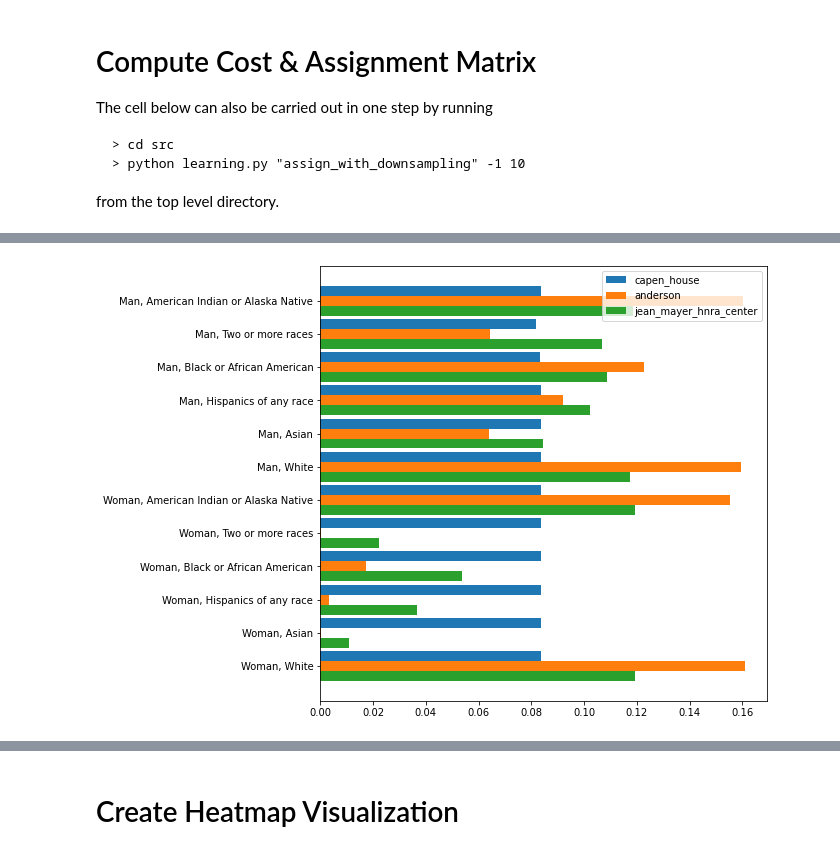
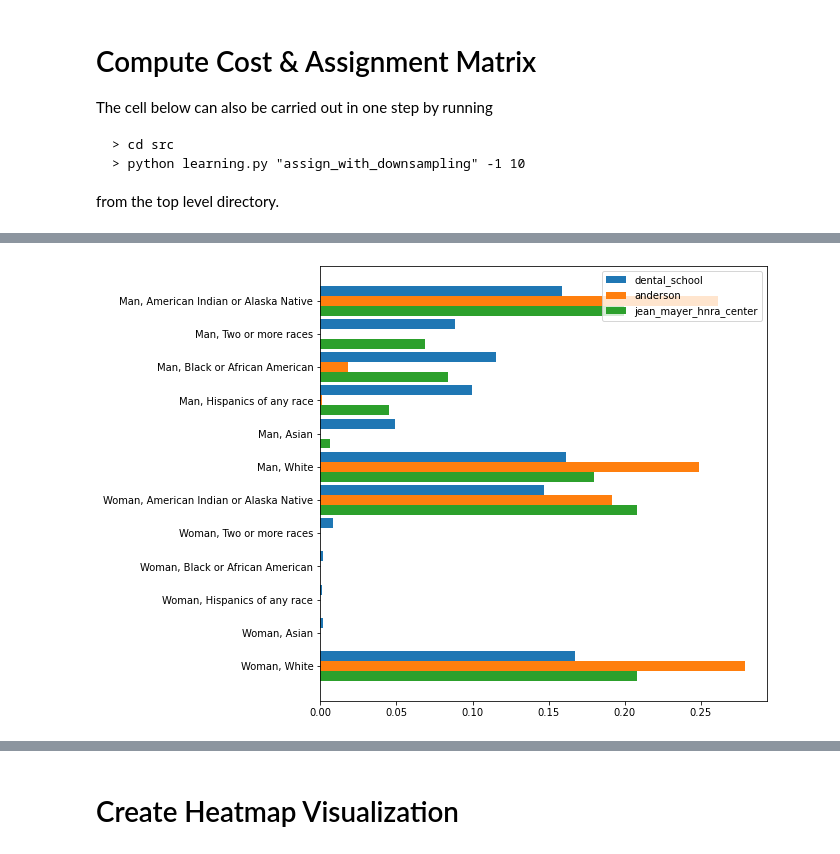
Before and after one commit to annahaensch/OpArt_Curation_Tool, a Jupyter notebook: notebooks/demo_notebook.ipynb, the cells around one changed output, grey strips where cells are left out. Drawn from its saved outputs; the diff is of its cells as text; code cells hidden in the pictures.

```diff
--- a/notebooks/demo_notebook.ipynb
+++ b/notebooks/demo_notebook.ipynb
@@ -103,0 +105,12 @@ cost_df
+# %%
+# Compute full n_buildings x n_artworks cost matrix.
+cost_df = sc.compute_cost_matrix(art_df = art_df,
+                                    hall_df = hall_df,
+                                    categories = ["gender","race"],
+                                    alpha = -.00001,
+                                    beta = 1000000)
+
+# Reduce cost df to remove duplicate columns.
+cost_df = cost_df.rename(columns = {art_capacity_df.loc[i,"tuple"]:art_capacity_df.loc[i,"string"] for i in art_capacity_df.index})
+
+cost_df
@@ -104,18 +135,18 @@ cost_df
 # %%
 fig, ax = plt.subplots(figsize = (8,8))
 height = 0.3
 offset = .3
-for i in ["capen_house","anderson","jean_mayer_hnra_center"]:
+for i in ["dental_school","anderson","jean_mayer_hnra_center"]:
     ax.barh(y = [j + offset for j in range(cost_df.shape[1])],
             width = cost_df.loc[i,:].values,
             label = i,
             height = height)
     offset += -0.3
 
 
 ax.set_yticks([j for j in range(art_capacity_df.shape[0])])
 ax.set_yticklabels(art_capacity_df["string"])
 plt.legend()
 plt.show()
 # %% [output]
-[figure, old version]
+[figure, new version]
```
Also changed, not shown: parts of 9 cells of this notebook.
